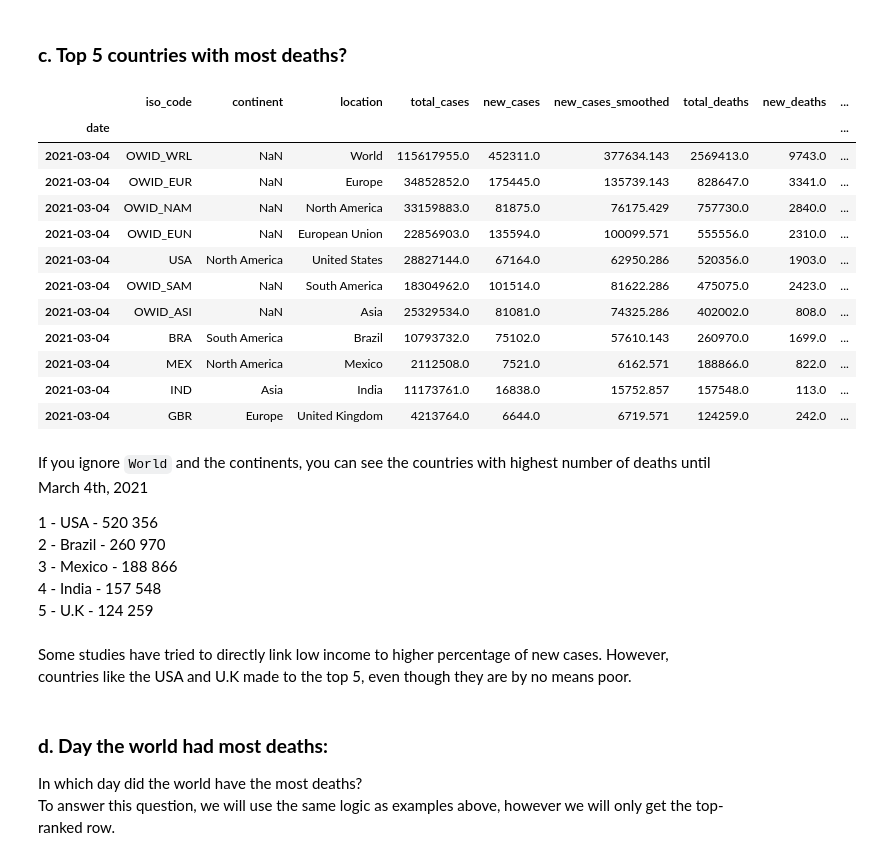
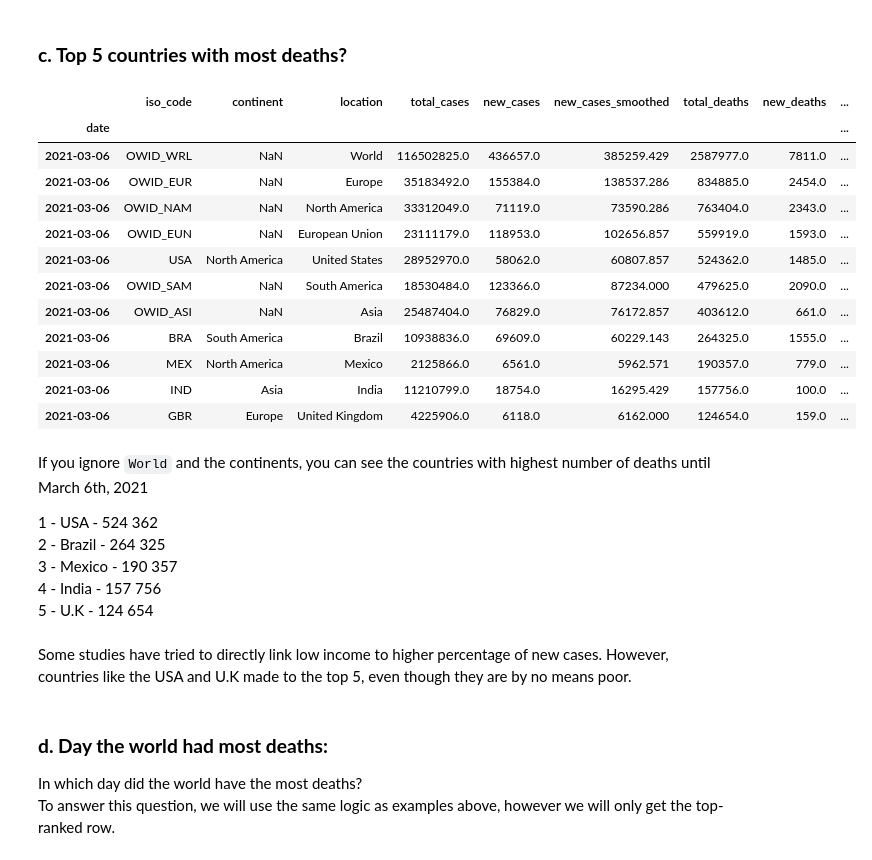
Before and after one commit to vinny380/Covid-19-data-analysis, a Jupyter notebook: Covid_19_Data_Analysis.ipynb, the cells around one changed output. Saved outputs shown, nothing was run; the diff lists cells and outputs as text; code cells hidden in the pictures.

```diff
--- a/Covid_19_Data_Analysis.ipynb
+++ b/Covid_19_Data_Analysis.ipynb
@@ -257,29 +257,29 @@ df.loc['2021-03-04'].sort_values(by='total_cases', ascending=False)[:11]
 ### **c. Top 5 countries with most deaths?**
 # %%
 # Countries with highest death rate
-df.loc['2021-03-04'].sort_values(by='total_deaths', ascending=False)[:11]
+df.loc['2021-03-06'].sort_values(by='total_deaths', ascending=False)[:11]
 # %% [output]
 |  | iso_code | continent | location | total_cases | new_cases | new_cases_smoothed | total_deaths | new_deaths | ... |
 | date |  |  |  |  |  |  |  |  | ... |
-| 2021-03-04 | OWID_WRL | NaN | World | 115617955.0 | 452311.0 | 377634.143 | 2569413.0 | 9743.0 | ... |
-| 2021-03-04 | OWID_EUR | NaN | Europe | 34852852.0 | 175445.0 | 135739.143 | 828647.0 | 3341.0 | ... |
-| 2021-03-04 | OWID_NAM | NaN | North America | 33159883.0 | 81875.0 | 76175.429 | 757730.0 | 2840.0 | ... |
-| 2021-03-04 | OWID_EUN | NaN | European Union | 22856903.0 | 135594.0 | 100099.571 | 555556.0 | 2310.0 | ... |
-| 2021-03-04 | USA | North America | United States | 28827144.0 | 67164.0 | 62950.286 | 520356.0 | 1903.0 | ... |
-| 2021-03-04 | OWID_SAM | NaN | South America | 18304962.0 | 101514.0 | 81622.286 | 475075.0 | 2423.0 | ... |
-| 2021-03-04 | OWID_ASI | NaN | Asia | 25329534.0 | 81081.0 | 74325.286 | 402002.0 | 808.0 | ... |
-| 2021-03-04 | BRA | South America | Brazil | 10793732.0 | 75102.0 | 57610.143 | 260970.0 | 1699.0 | ... |
-| 2021-03-04 | MEX | North America | Mexico | 2112508.0 | 7521.0 | 6162.571 | 188866.0 | 822.0 | ... |
-| 2021-03-04 | IND | Asia | India | 11173761.0 | 16838.0 | 15752.857 | 157548.0 | 113.0 | ... |
-| 2021-03-04 | GBR | Europe | United Kingdom | 4213764.0 | 6644.0 | 6719.571 | 124259.0 | 242.0 | ... |
+| 2021-03-06 | OWID_WRL | NaN | World | 116502825.0 | 436657.0 | 385259.429 | 2587977.0 | 7811.0 | ... |
+| 2021-03-06 | OWID_EUR | NaN | Europe | 35183492.0 | 155384.0 | 138537.286 | 834885.0 | 2454.0 | ... |
+| 2021-03-06 | OWID_NAM | NaN | North America | 33312049.0 | 71119.0 | 73590.286 | 763404.0 | 2343.0 | ... |
+| 2021-03-06 | OWID_EUN | NaN | European Union | 23111179.0 | 118953.0 | 102656.857 | 559919.0 | 1593.0 | ... |
+| 2021-03-06 | USA | North America | United States | 28952970.0 | 58062.0 | 60807.857 | 524362.0 | 1485.0 | ... |
+| 2021-03-06 | OWID_SAM | NaN | South America | 18530484.0 | 123366.0 | 87234.000 | 479625.0 | 2090.0 | ... |
+| 2021-03-06 | OWID_ASI | NaN | Asia | 25487404.0 | 76829.0 | 76172.857 | 403612.0 | 661.0 | ... |
+| 2021-03-06 | BRA | South America | Brazil | 10938836.0 | 69609.0 | 60229.143 | 264325.0 | 1555.0 | ... |
+| 2021-03-06 | MEX | North America | Mexico | 2125866.0 | 6561.0 | 5962.571 | 190357.0 | 779.0 | ... |
+| 2021-03-06 | IND | Asia | India | 11210799.0 | 18754.0 | 16295.429 | 157756.0 | 100.0 | ... |
+| 2021-03-06 | GBR | Europe | United Kingdom | 4225906.0 | 6118.0 | 6162.000 | 124654.0 | 159.0 | ... |
 # %% [markdown]
-If you ignore ``World`` and the continents, you can see the countries with highest number of deaths until March 4th, 2021
+If you ignore ``World`` and the continents, you can see the countries with highest number of deaths until March 6th, 2021
 
-1 - USA - 520 356 <br>
-2 - Brazil - 260 970<br>
-3 - Mexico - 188 866<br>
-4 - India - 157 548<br>
-5 - U.K - 124 259<br>
+1 - USA - 524 362 <br>
+2 - Brazil - 264 325<br>
+3 - Mexico - 190 357<br>
+4 - India - 157 756<br>
+5 - U.K - 124 654<br>
 <br>
 Some studies have tried to directly link low income to higher percentage of new cases. However, countries like the USA and U.K made to the top 5, even though they are by no means poor.
 # %% [markdown]
```
Also changed, not shown: parts of 19 cells of this notebook.
